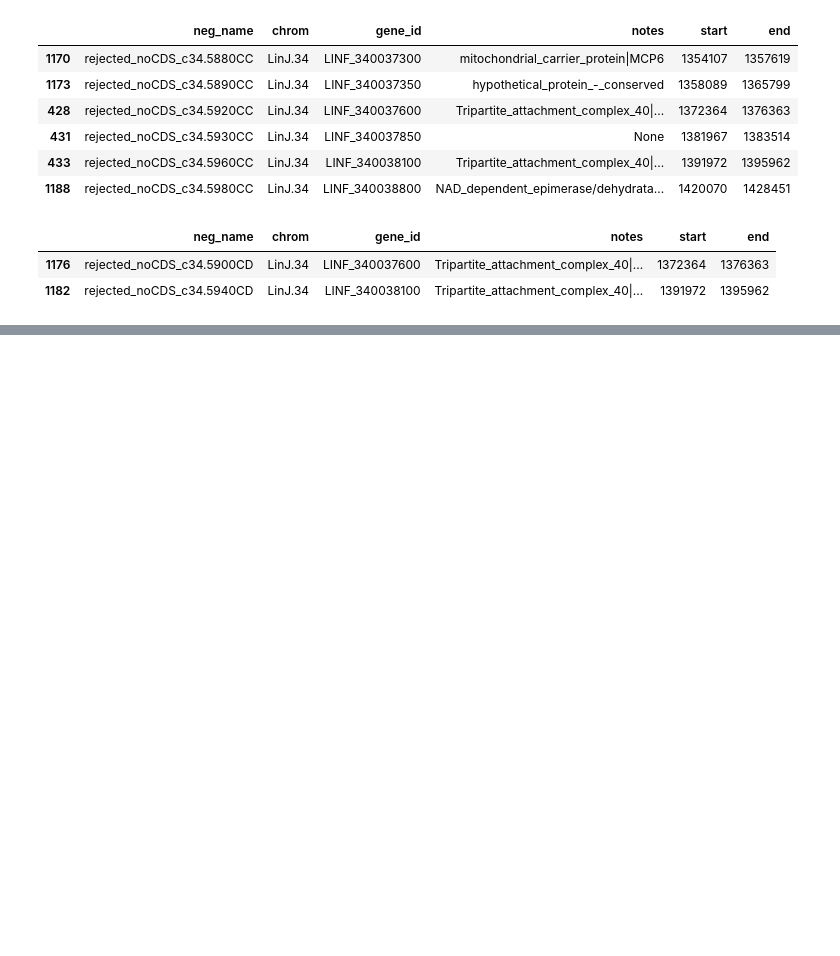
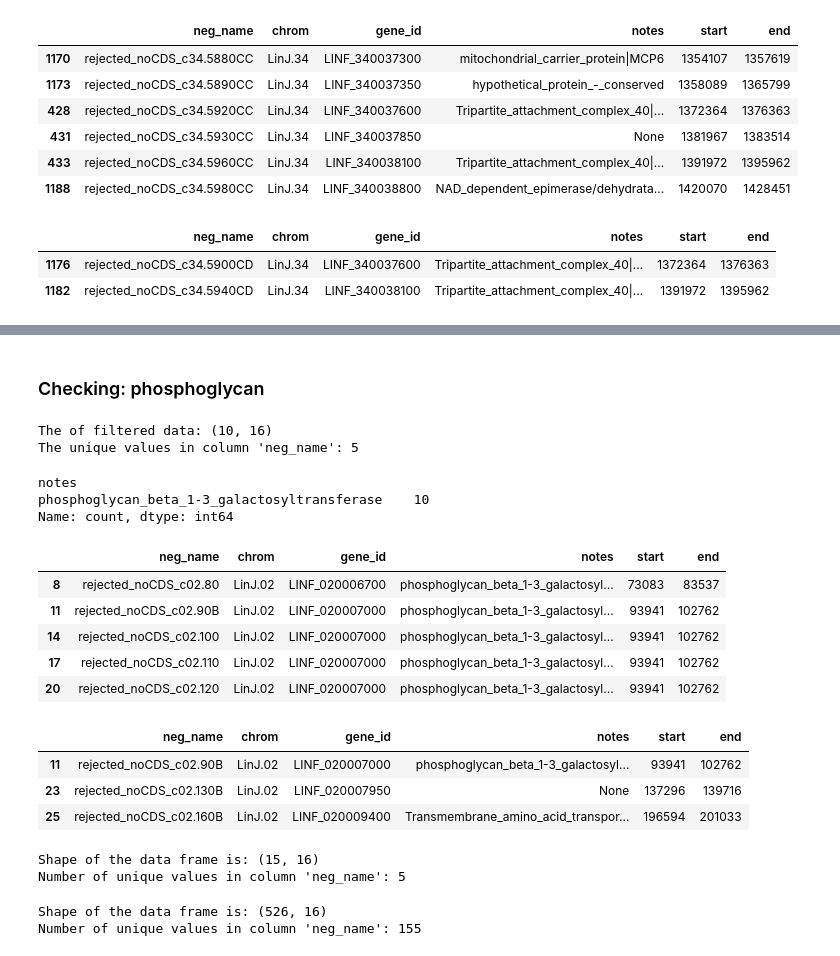
Before and after one commit to Viskuit/Test_BEDOPS, a Jupyter notebook: 25.Negative_analysis/1.NEGATIVE_location_Analysis.ipynb, the cells around one changed output, grey strips where cells are left out. Saved outputs shown, nothing was run; the diff lists cells and outputs as text; code cells hidden in the pictures; blank space fills up the shorter version.

```diff
--- a/25.Negative_analysis/1.NEGATIVE_location_Analysis.ipynb
+++ b/25.Negative_analysis/1.NEGATIVE_location_Analysis.ipynb
@@ -1435,0 +1468,5 @@ neg_to_filter.loc[
+# %%
+# Remove the from `neg_filtered`
+neg_filtered = neg_filtered[~neg_filtered['neg_name'].isin(filter_data['neg_name'])]
+checking_data(neg_filtered)
+group_and_count(neg_filtered, "neg_name")
@@ -1435,0 +1490,48 @@ neg_to_filter.loc[
+# %% [markdown]
+### Checking: phosphoglycan
+# %%
+filter_data = search_string(neg_filtered, "phosphoglycan")
+filter_data['notes'].value_counts()
+# %% [output]
+The of filtered data: (10, 16)
+The unique values in column 'neg_name': 5
+notes
+phosphoglycan_beta_1-3_galactosyltransferase    10
+Name: count, dtype: int64
+# %%
+filter_data.loc[
+    filter_data["gene"] == True,
+    ['neg_name', 'chrom', 'gene_id', 'notes', 'start', 'end']
+]
+# %% [output]
+|  | neg_name | chrom | gene_id | notes | start | end |
+| 8 | rejected_noCDS_c02.80 | LinJ.02 | LINF_020006700 | phosphoglycan_beta_1-3_galactosyl... | 73083 | 83537 |
+| 11 | rejected_noCDS_c02.90B | LinJ.02 | LINF_020007000 | phosphoglycan_beta_1-3_galactosyl... | 93941 | 102762 |
+| 14 | rejected_noCDS_c02.100 | LinJ.02 | LINF_020007000 | phosphoglycan_beta_1-3_galactosyl... | 93941 | 102762 |
+| 17 | rejected_noCDS_c02.110 | LinJ.02 | LINF_020007000 | phosphoglycan_beta_1-3_galactosyl... | 93941 | 102762 |
+| 20 | rejected_noCDS_c02.120 | LinJ.02 | LINF_020007000 | phosphoglycan_beta_1-3_galactosyl... | 93941 | 102762 |
+# %%
+# Let's check family "B"
+neg_to_filter.loc[
+    (neg_to_filter['neg_name'].str.contains(r'\d+B$', na=False)) & (neg_to_filter['gene'] == True),
+    ['neg_name', 'chrom', 'gene_id', 'notes', 'start', 'end']
+]
+# %% [output]
+|  | neg_name | chrom | gene_id | notes | start | end |
+| 11 | rejected_noCDS_c02.90B | LinJ.02 | LINF_020007000 | phosphoglycan_beta_1-3_galactosyl... | 93941 | 102762 |
+| 23 | rejected_noCDS_c02.130B | LinJ.02 | LINF_020007950 | None | 137296 | 139716 |
+| 25 | rejected_noCDS_c02.160B | LinJ.02 | LINF_020009400 | Transmembrane_amino_acid_transpor... | 196594 | 201033 |
+# %%
+# Take all elements
+filter_data = neg_filtered[neg_filtered['neg_name'].isin(filter_data['neg_name'])]
+checking_data(filter_data)
+# %% [output]
+Shape of the data frame is: (15, 16)
+Number of unique values in column 'neg_name': 5
+# %%
+# Let's add them to "good_negatives"
+good_negatives = pd.concat([good_negatives, filter_data])
+checking_data(good_negatives)
+# %% [output]
+Shape of the data frame is: (526, 16)
+Number of unique values in column 'neg_name': 155
```
Also changed, not shown: parts of 91 cells of this notebook.
